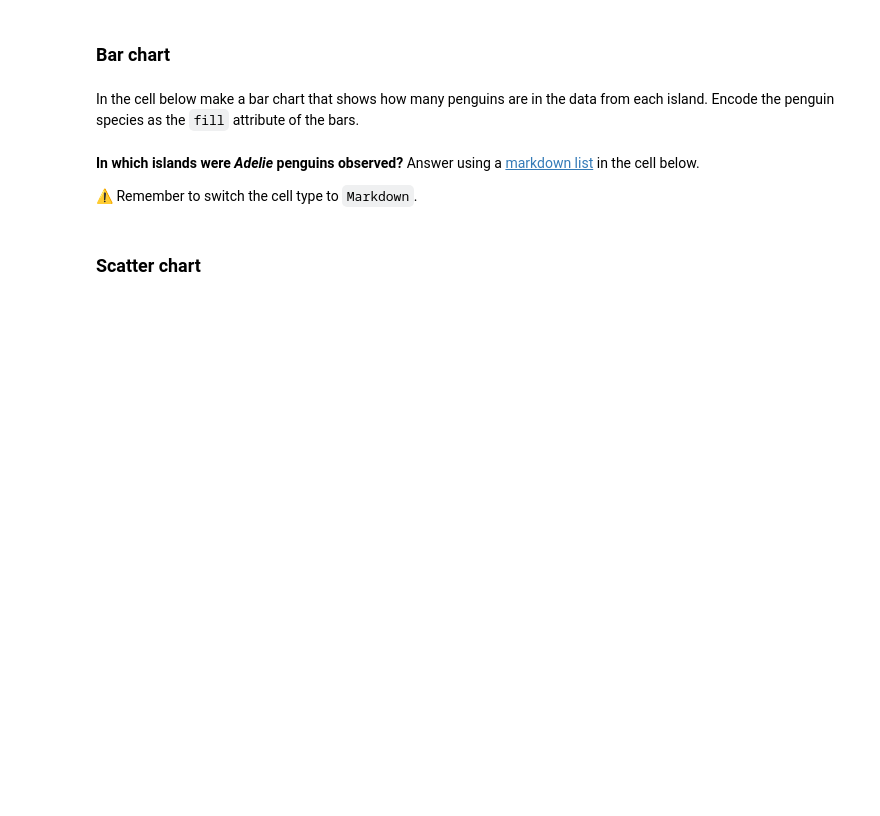
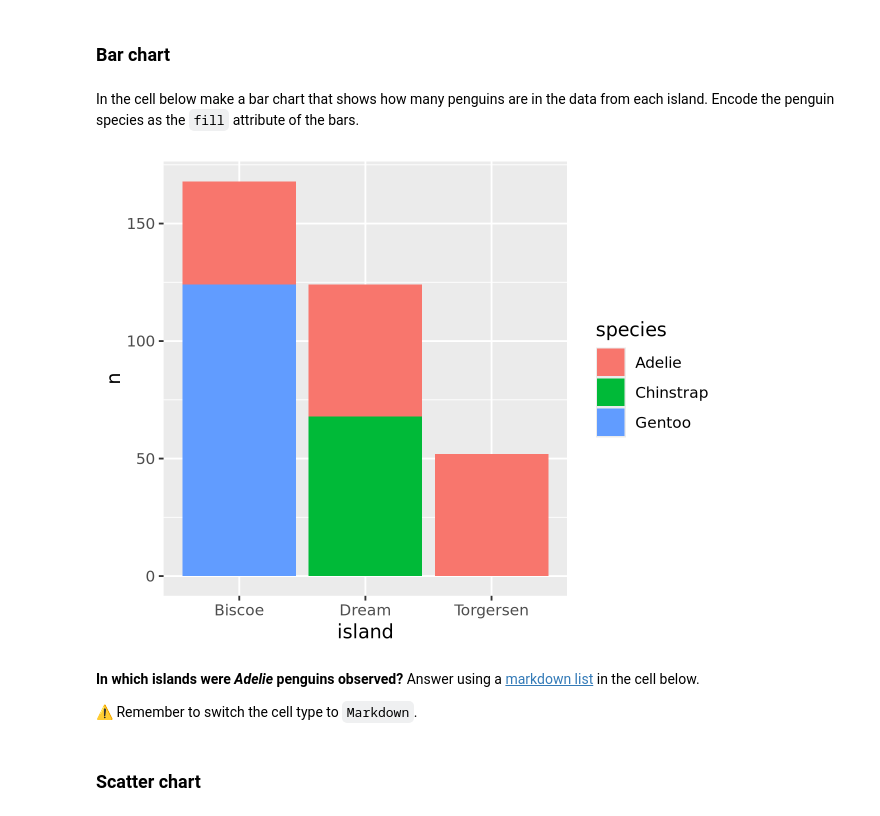
Before and after one commit to UNC-DATA-730/unit-2-assignment-zmoran73, a Jupyter notebook: assignment2.ipynb, the cells around one changed output. Cells and saved outputs as stored; diff of their text form; code cells hidden in the pictures; blank space fills up the shorter version.

```diff
--- a/assignment2.ipynb
+++ b/assignment2.ipynb
@@ -21,6 +54,14 @@ We now have a data frame called `penguins` available. Use this table for the fol
 ### Bar chart
 # %% [markdown]
 In the cell below make a bar chart that shows how many penguins are in the data from each island. Encode the penguin species as the `fill` attribute of the bars.
+# %%
+penguins |>
+    group_by(island) |>
+    count(species) |>
+ggplot(aes(x = island, y = n, fill = species)) +
+    geom_col()
+# %% [output]
+[figure, added]
 # %% [markdown]
 **In which islands were *Adelie* penguins observed?** Answer using a [markdown list](https://www.markdownguide.org/basic-syntax/#lists-1) in the cell below.
 
```
Also changed, not shown: parts of 17 cells of this notebook.
